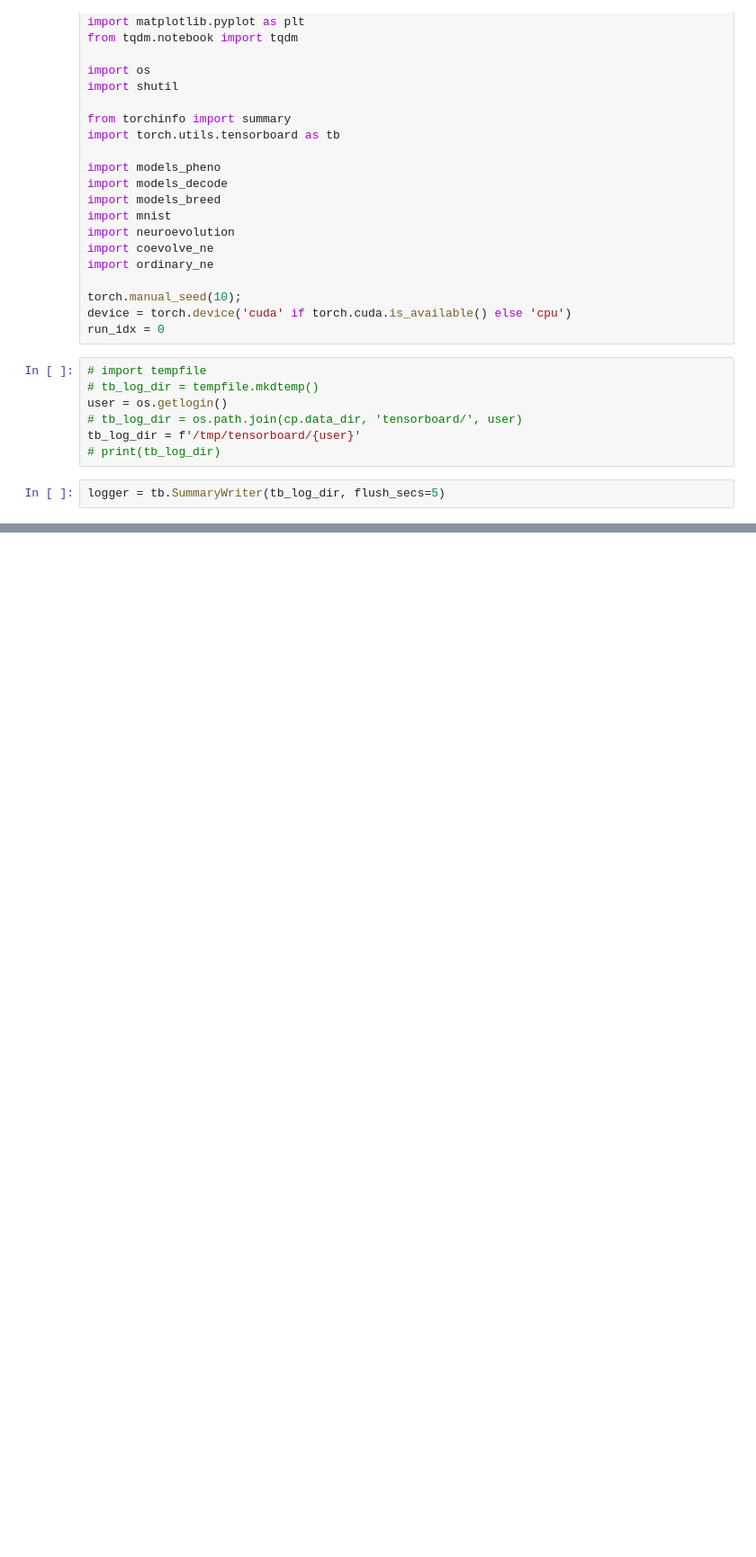
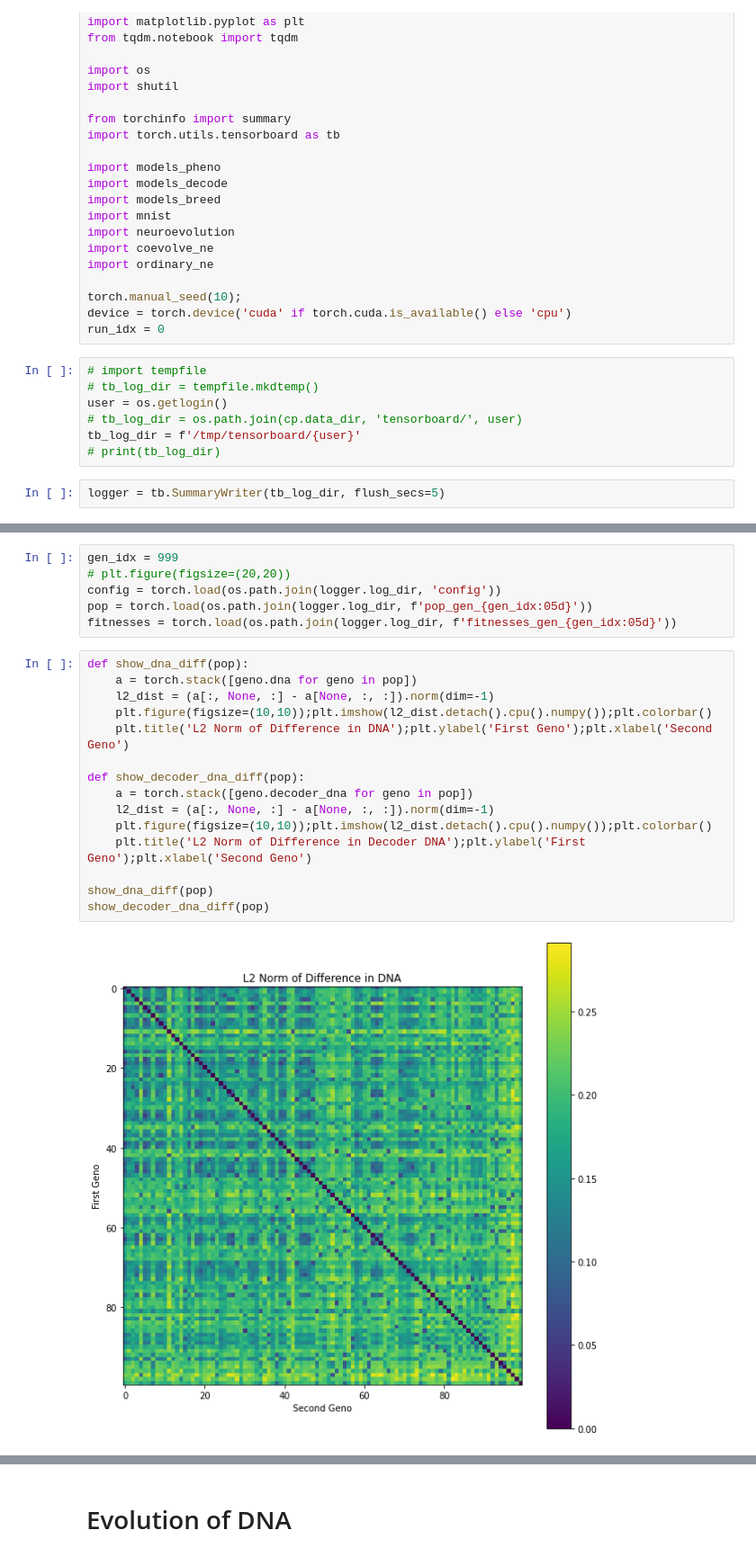
Before and after one commit to akarshkumar0101/evolved-neuroevolution, a Jupyter notebook: viz_ne.ipynb, the cells around one changed output, grey strips where cells are left out. Shown at 90% size. Drawn from its saved outputs; the diff is of its cells as text; blank space fills up the shorter version.

```diff
--- a/viz_ne.ipynb
+++ b/viz_ne.ipynb
@@ -60,0 +120,23 @@ plt.legend([clone[0], cross[0]], ['elitist', 'crossover + mutation'], loc='lower
+# %%
+gen_idx = 999
+# plt.figure(figsize=(20,20))
+config = torch.load(os.path.join(logger.log_dir, 'config'))
+pop = torch.load(os.path.join(logger.log_dir, f'pop_gen_{gen_idx:05d}'))
+fitnesses = torch.load(os.path.join(logger.log_dir, f'fitnesses_gen_{gen_idx:05d}'))
+# %%
+def show_dna_diff(pop):
+    a = torch.stack([geno.dna for geno in pop])
+    l2_dist = (a[:, None, :] - a[None, :, :]).norm(dim=-1)
+    plt.figure(figsize=(10,10));plt.imshow(l2_dist.detach().cpu().numpy());plt.colorbar()
+    plt.title('L2 Norm of Difference in DNA');plt.ylabel('First Geno');plt.xlabel('Second Geno')
+
+def show_decoder_dna_diff(pop):
+    a = torch.stack([geno.decoder_dna for geno in pop])
+    l2_dist = (a[:, None, :] - a[None, :, :]).norm(dim=-1)
+    plt.figure(figsize=(10,10));plt.imshow(l2_dist.detach().cpu().numpy());plt.colorbar()
+    plt.title('L2 Norm of Difference in Decoder DNA');plt.ylabel('First Geno');plt.xlabel('Second Geno')
+
+show_dna_diff(pop)
+show_decoder_dna_diff(pop)
+# %% [output]
+[figure, added]
@@ -60,0 +144,2 @@ plt.legend([clone[0], cross[0]], ['elitist', 'crossover + mutation'], loc='lower
+# %% [markdown]
+# Evolution of DNA
```
Also changed, not shown: parts of 14 cells of this notebook, 1 other file.
